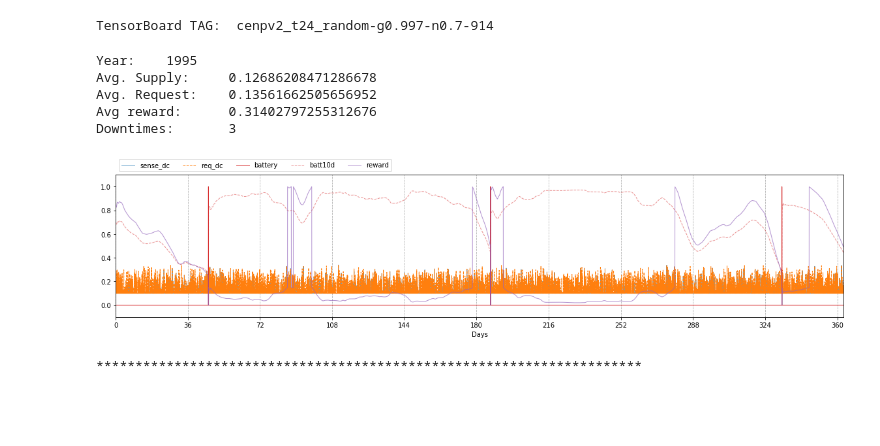
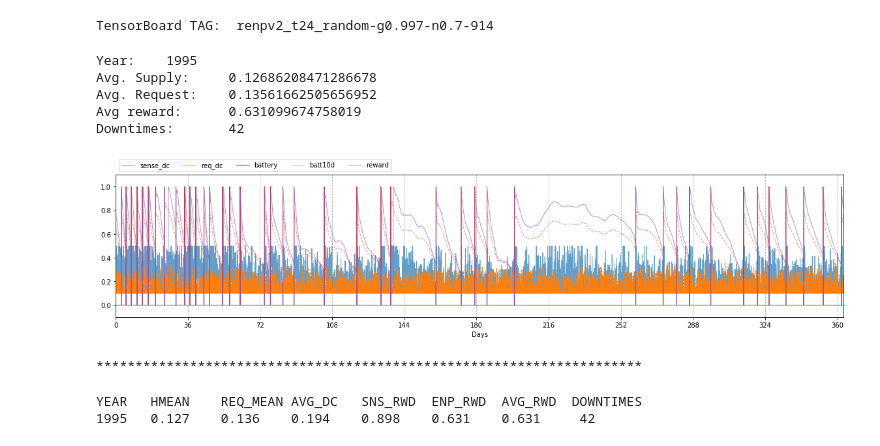
Before and after one commit to shaswot/eno_morl, a Jupyter notebook: notebook.ipynb, the cells around one changed output. Drawn from its saved outputs; the diff is of its cells as text; code cells hidden in the pictures; blank space fills up the shorter version.

```diff
--- a/notebook.ipynb
+++ b/notebook.ipynb
@@ -21,7 +21,7 @@ from common.rl_lib import ReplayBuffer, OUNoise, ENoise, ValueNetwork, PolicyNet
 # %%
 # arguments
 seed = 914
-env_name = "cenpv2"
+env_name = "renpv2"
 max_noise = 0.7
 GAMMA = 0.997
 # %%
@@ -79,7 +79,7 @@ exp_train_log[env_location] = {}
 
 
 START_YEAR = 1995
-NO_OF_YEARS = 10
+NO_OF_YEARS = 1
 timeslots_per_day = 24
 REQ_TYPE = "random"
 prediction_horizon = 10*timeslots_per_day
@@ -105,7 +105,7 @@ eval_states = None # will be populated with held-out states
 NO_OF_STATES_TO_EVALUATE = timeslots_per_day*20 # how many states to sample to evaluate
 EVAL_FREQ = prediction_horizon # how often to evaluate
 # %% [output]
-TensorBoard TAG:  cenpv2_t24_random-g0.997-n0.7-914
+TensorBoard TAG:  renpv2_t24_random-g0.997-n0.7-914
 # %%
 for year in range(START_YEAR, START_YEAR+NO_OF_YEARS):
 
@@ -247,35 +247,35 @@ for year in range(START_YEAR, START_YEAR+NO_OF_YEARS):
     downtimes = np.count_nonzero(batt_rec[:-1] < batt_rec[1:])
     iteration_result['downtimes'] = downtimes
 
     # Get ENP metrics
     eno_log = iteration_result['eno_log']
     enp_log = []
     enp_log.append(eno_log[0])
     for t in range(1,len(eno_log)):
         enp = enp_log[-1] + eno_log[t]
         enp = np.clip(enp,0,1)
         enp_log.append(enp)
     iteration_result['enp_log'] = np.array(enp_log)
 
     # Print summary
     print("Year:\t", year)
     print("Avg. Supply: \t", avg_henergy)
     print("Avg. Request: \t", avg_req)
     print("Avg reward:\t", avg_rwd)
     print("Downtimes:\t", downtimes)
 
     # Plot traces
-    sorl_plot(iteration_result, timeslots_per_day, START_DAY=0, NO_OF_DAY_TO_PLOT = 363)
+#     sorl_plot(iteration_result, timeslots_per_day, START_DAY=0, NO_OF_DAY_TO_PLOT = 363)
 
     # Store results, traces and summary
     exp_train_log[env_location][year] = iteration_result
     print("*"*70)
     print("")
 # %% [output]
 Year:    1995
 Avg. Supply:     0.12686208471286678
 Avg. Request:    0.13561662505656952
-Avg reward:      0.31402797255312676
-Downtimes:       3
+Avg reward:      0.631099674758019
+Downtimes:       42
-[figure, old version]
+[figure, new version]
 **********************************************************************
@@ -293,7 +298,7 @@ np.save('./results/all_train_results.npy', train_results)
 # display training performance metrics
 train_log = train_results[exp_tag][seed][env_location]
 
-print("#".ljust(3), "HMEAN".ljust(8), "REQ_MEAN".ljust(8), "AVG_DC".ljust(8),
+print("YEAR".ljust(6), "HMEAN".ljust(8), "REQ_MEAN".ljust(8), "AVG_DC".ljust(8),
       "SNS_RWD".ljust(8), "ENP_RWD".ljust(8), "AVG_RWD".ljust(8), "DOWNTIMES".ljust(9))
 for year in list(train_log.keys()):
     iteration_result =  train_log[year]
@@ -315,6 +320,9 @@ for year in list(train_log.keys()):
     print(f'{average_rwd:7.3f}',end='  ')
     print(f'{total_downtimes:5d}',end='  ')
     print("")
+# %% [output]
+YEAR   HMEAN    REQ_MEAN AVG_DC   SNS_RWD  ENP_RWD  AVG_RWD  DOWNTIMES
+1995   0.127    0.136    0.194    0.898    0.631    0.631     42
 # %%
 # Save policy model weights with filename as tag
 cur_folder = os.getcwd()
```
Also changed, not shown: parts of 5 cells of this notebook.
